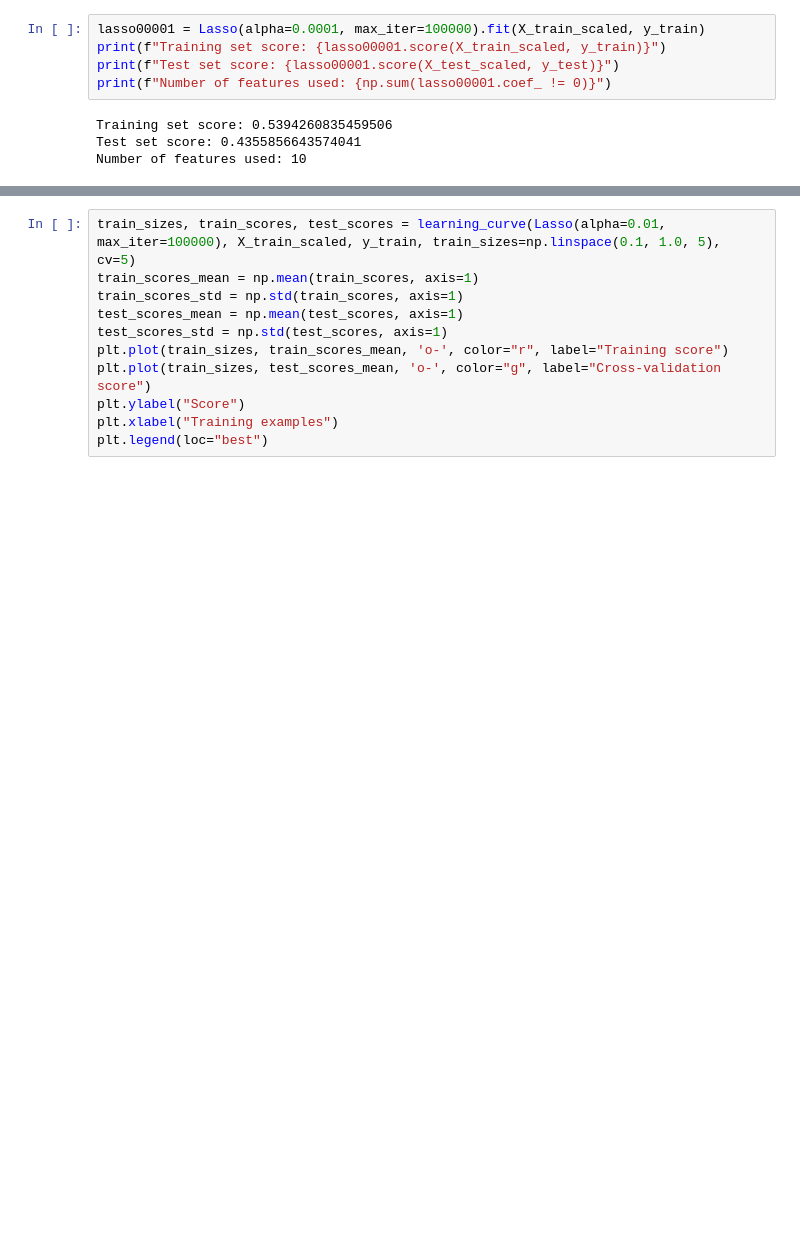
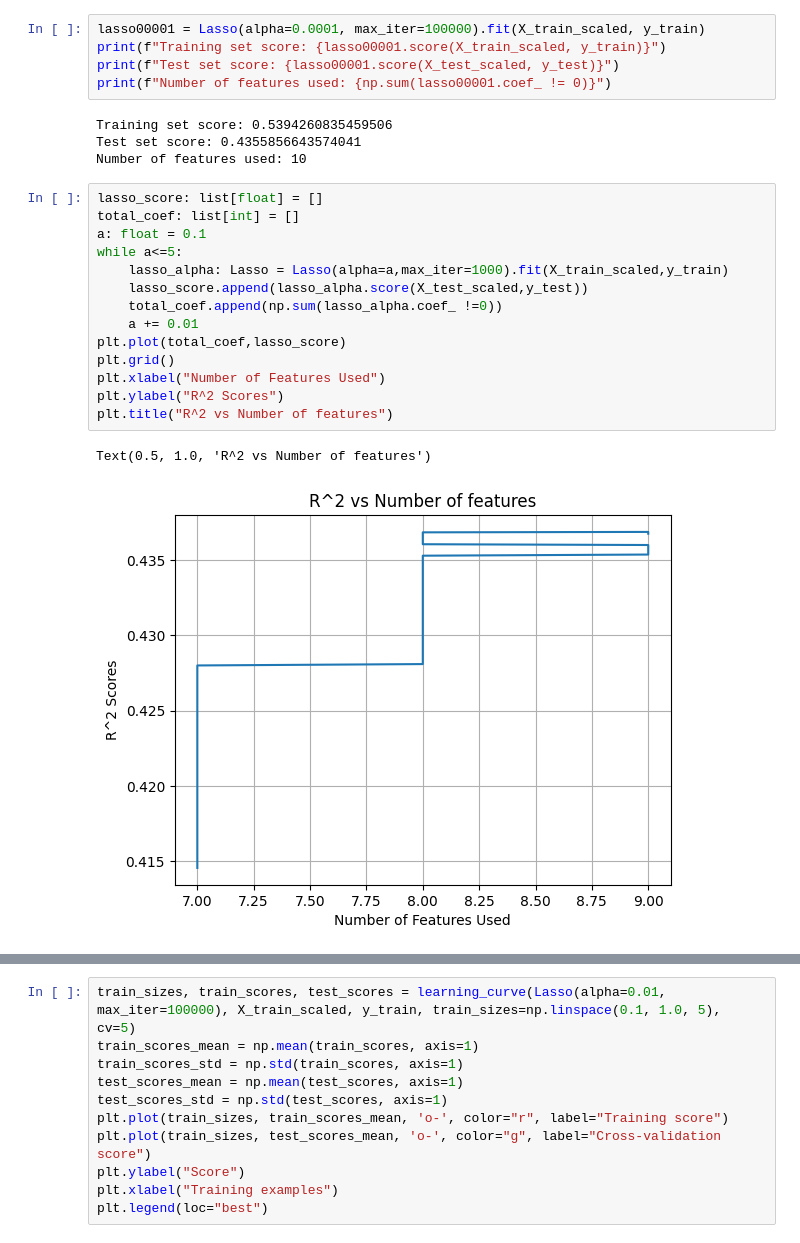
Before and after one commit to mbeps/Machine-Learning-Assignment-2, a Jupyter notebook: Assignment_2.ipynb, the cells around one changed output, grey strips where cells are left out. Drawn from its saved outputs; the diff is of its cells as text; blank space fills up the shorter version.

Commit message:
Added correct graph

```diff
--- a/Assignment_2.ipynb
+++ b/Assignment_2.ipynb
@@ -184,6 +184,23 @@ print(f"Number of features used: {np.sum(lasso00001.coef_ != 0)}")
 Training set score: 0.5394260835459506
 Test set score: 0.4355856643574041
 Number of features used: 10
+# %%
+lasso_score: list[float] = []
+total_coef: list[int] = []
+a: float = 0.1
+while a<=5:
+    lasso_alpha: Lasso = Lasso(alpha=a,max_iter=1000).fit(X_train_scaled,y_train)
+    lasso_score.append(lasso_alpha.score(X_test_scaled,y_test))
+    total_coef.append(np.sum(lasso_alpha.coef_ !=0))
+    a += 0.01
+plt.plot(total_coef,lasso_score)
+plt.grid()
+plt.xlabel("Number of Features Used")
+plt.ylabel("R^2 Scores")
+plt.title("R^2 vs Number of features")
+# %% [output]
+Text(0.5, 1.0, 'R^2 vs Number of features')
+[figure, added]
 # %%
 plt.xlabel("Alpha")
 plt.ylabel("Number of Features Used")
```
Also changed, not shown: parts of 5 cells of this notebook.
